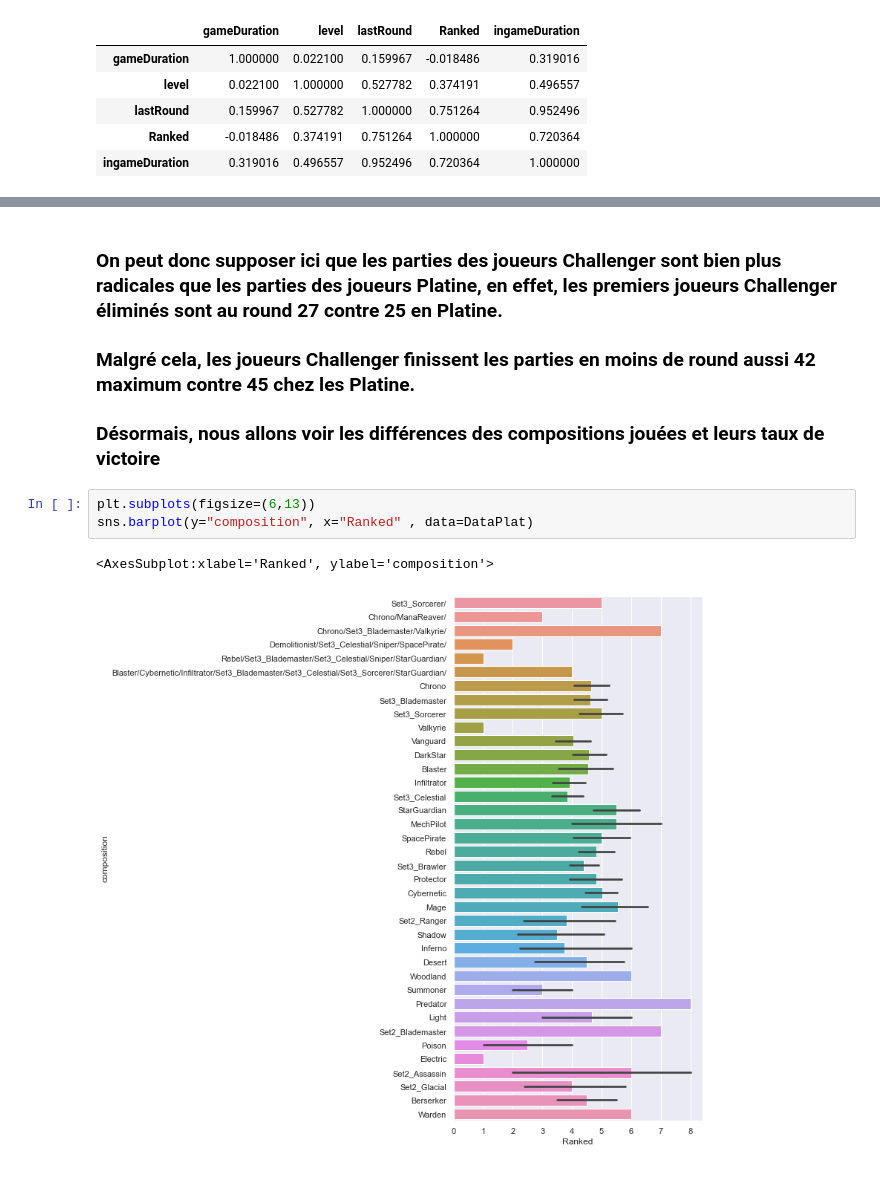
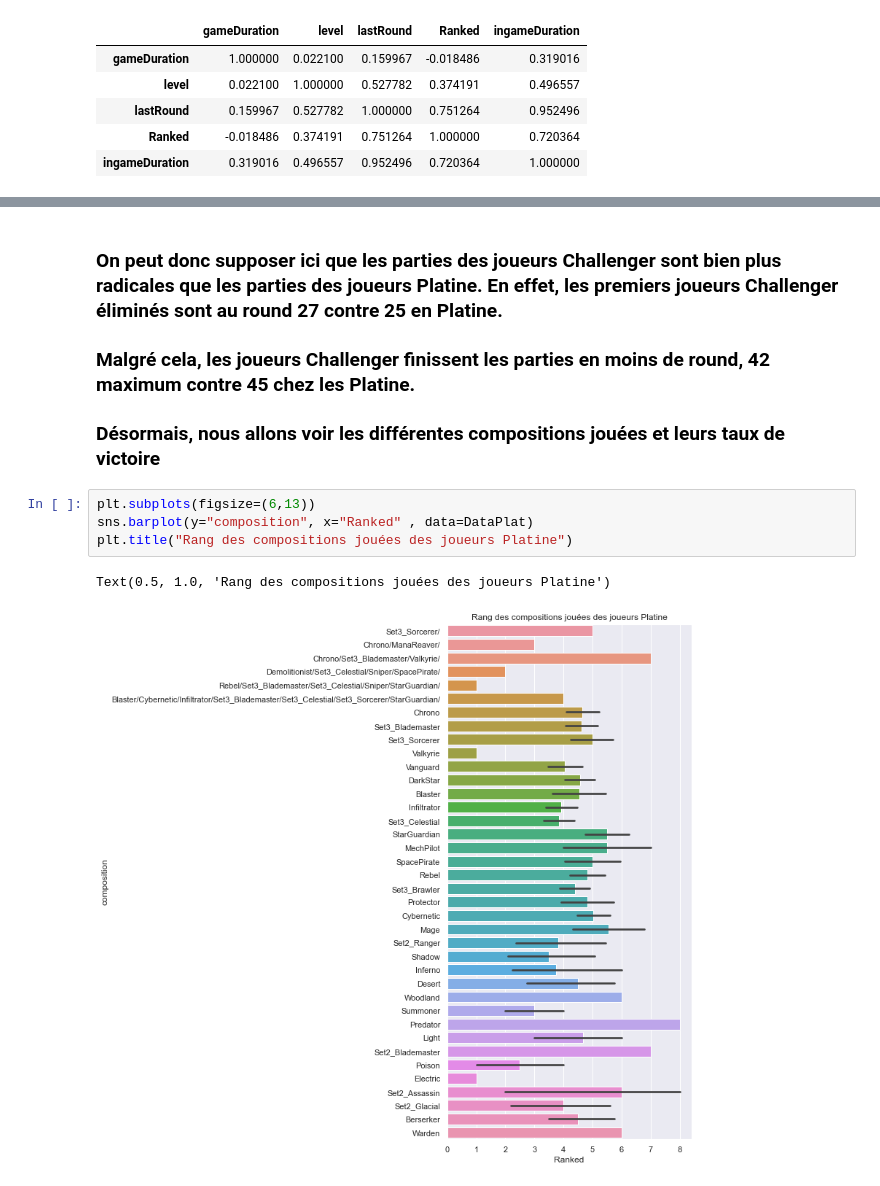
Before and after one commit to xelafi/Maths-Algo, a Jupyter notebook: Projet/TftPlatChall.ipynb, the cells around one changed output, grey strips where cells are left out. Saved outputs shown, nothing was run; the diff lists cells and outputs as text.

```diff
--- a/Projet/TftPlatChall.ipynb
+++ b/Projet/TftPlatChall.ipynb
@@ -279,10 +288,11 @@ sns.boxplot(data=DataChall, x="lastRound", y="Ranked")
 # %% [markdown]
-### On peut donc supposer ici que les parties des joueurs Challenger sont bien plus radicales que les parties des joueurs Platine, en effet, les premiers joueurs Challenger éliminés sont au round 27 contre 25 en Platine.
-### Malgré cela, les joueurs Challenger finissent les parties en moins de round aussi 42 maximum contre 45 chez les Platine.
-### Désormais, nous allons voir les différences des compositions jouées et leurs taux de victoire
+### On peut donc supposer ici que les parties des joueurs Challenger sont bien plus radicales que les parties des joueurs Platine. En effet, les premiers joueurs Challenger éliminés sont au round 27 contre 25 en Platine.
+### Malgré cela, les joueurs Challenger finissent les parties en moins de round, 42 maximum contre 45 chez les Platine.
+### Désormais, nous allons voir les différentes compositions jouées et leurs taux de victoire
 # %%
 plt.subplots(figsize=(6,13))
 sns.barplot(y="composition", x="Ranked" , data=DataPlat)
+plt.title("Rang des compositions jouées des joueurs Platine")
 # %% [output]
-<AxesSubplot:xlabel='Ranked', ylabel='composition'>
+Text(0.5, 1.0, 'Rang des compositions jouées des joueurs Platine')
-[figure, old version]
+[figure, new version]
```
Also changed, not shown: parts of 24 cells of this notebook.
